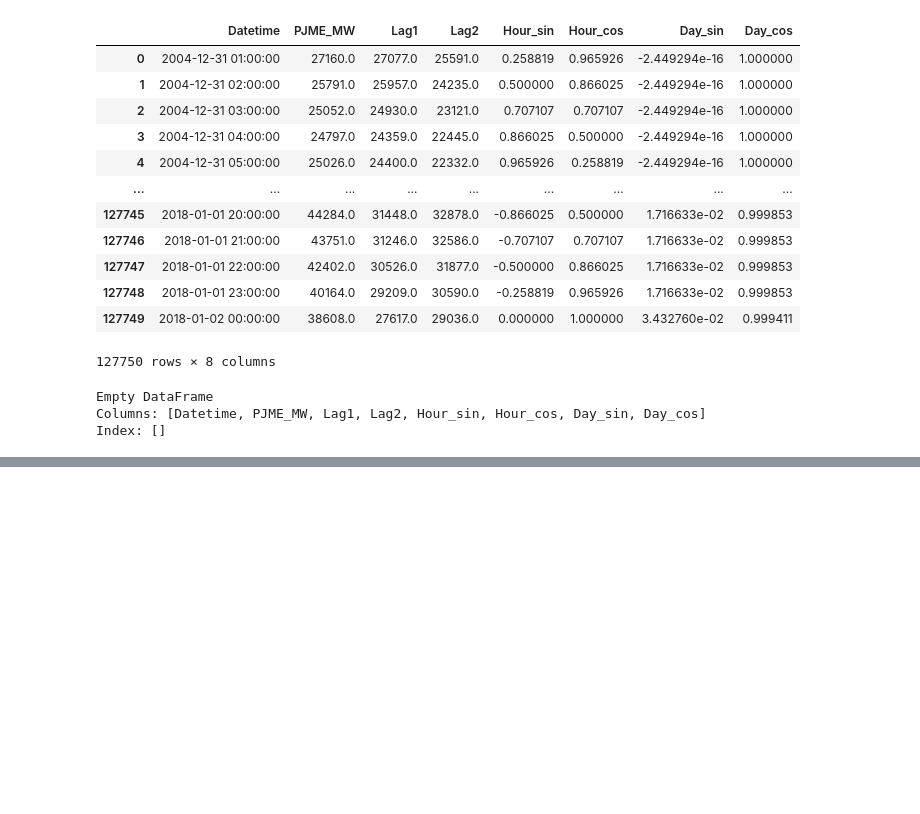
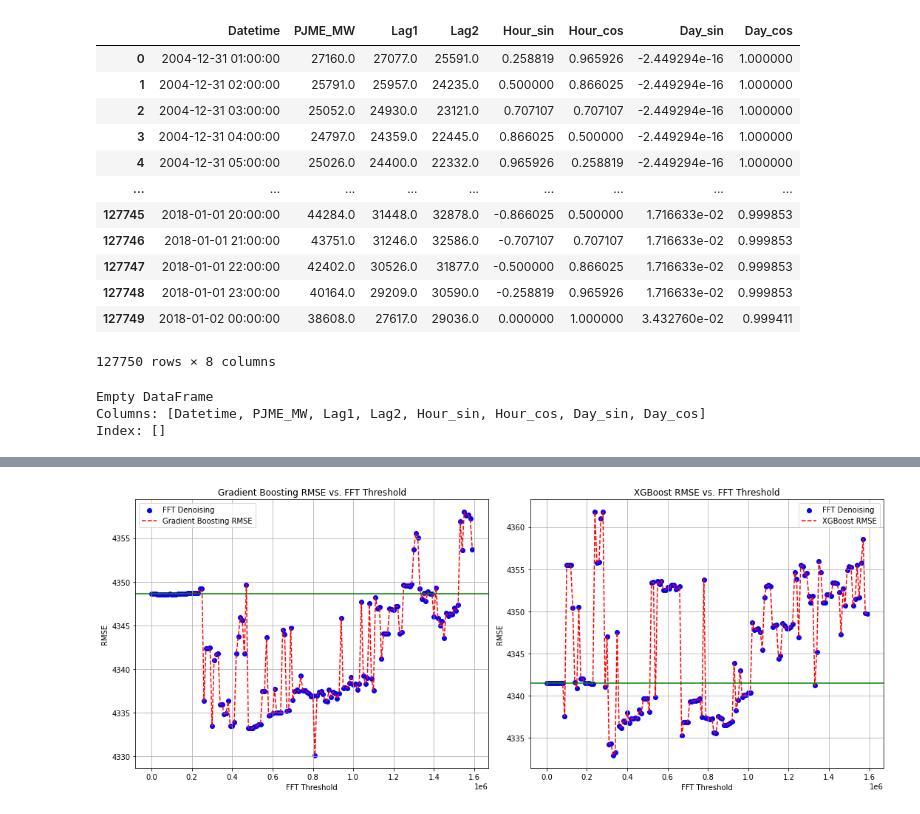
Before and after one commit to Aasneh/CS-361-Machine-Learning-Project, a Jupyter notebook: Code/Exploratory Data Analysis.ipynb, the cells around one changed output, grey strips where cells are left out. Drawn from its saved outputs; the diff is of its cells as text; code cells hidden in the pictures; blank space fills up the shorter version.

```diff
--- a/Code/Exploratory Data Analysis.ipynb
+++ b/Code/Exploratory Data Analysis.ipynb
@@ -400,0 +529,19 @@ Index: []
+# %%
+# Train the model for FFT denoising
+thresholds_ = np.arange(0, 16e5, 1e4)
+gb_rmse_fft_ = []
+xgb_rmse_fft_ = []
+for thr in thresholds_:
+    y_train_fft = denoise_signal(y_train, threshold_fft = thr)
+
+    gb_regressor.fit(X_train, y_train_fft)
+    y_pred_fft_gb_ = gb_regressor.predict(X_train)
+    gb_fft_mse = mean_squared_error(y_train, y_pred_fft_gb_)
+    gb_rmse_fft_.append(np.sqrt(gb_fft_mse))
+    print("GBoost - Threshold:", thr, "; RMSE:", np.sqrt(gb_fft_mse))
+
+    xgb_regressor.fit(X_train, y_train_fft)
+    y_pred_fft_xgb_ = xgb_regressor.predict(X_train)
+    xgb_fft_mse = mean_squared_error(y_train, y_pred_fft_xgb_)
+    xgb_rmse_fft_.append(np.sqrt(xgb_fft_mse))
+    print("XGBoost - Threshold:", thr, "; RMSE:", np.sqrt(xgb_fft_mse))
@@ -400,0 +566,30 @@ Index: []
+# %%
+fig, axes = plt.subplots(nrows=1, ncols=2, figsize=(15, 6))
+
+# Plot Gradient Boosting RMSE on the first subplot
+axes[0].scatter(thresholds_, gb_rmse_fft_, color='blue', label='FFT Denoising')
+axes[0].plot(thresholds_, gb_rmse_fft_, label='Gradient Boosting RMSE', color='red', linestyle='--')
+axes[0].set_title('Gradient Boosting RMSE vs. FFT Threshold')
+axes[0].set_xlabel('FFT Threshold')
+axes[0].set_ylabel('RMSE')
+axes[0].grid(True)
+axes[0].axhline(rmse_gb, color='green', linestyle='-')
+axes[0].legend()
+
+# Plot XGBoost RMSE on the second subplot
+axes[1].scatter(thresholds_, xgb_rmse_fft_, color='blue', label='FFT Denoising')
+axes[1].plot(thresholds_, xgb_rmse_fft_, label='XGBoost RMSE', color='red', linestyle='--')
+axes[1].set_title('XGBoost RMSE vs. FFT Threshold')
+axes[1].set_xlabel('FFT Threshold')
+axes[1].set_ylabel('RMSE')
+axes[1].axhline(rmse_xgb, color='green', linestyle='-')
+axes[1].grid(True)
+axes[1].legend()
+
+# Adjust layout to prevent overlap
+plt.tight_layout()
+
+# Show the plots
+plt.show()
+# %% [output]
+[figure, added]
```
Also changed, not shown: parts of 13 cells of this notebook.
